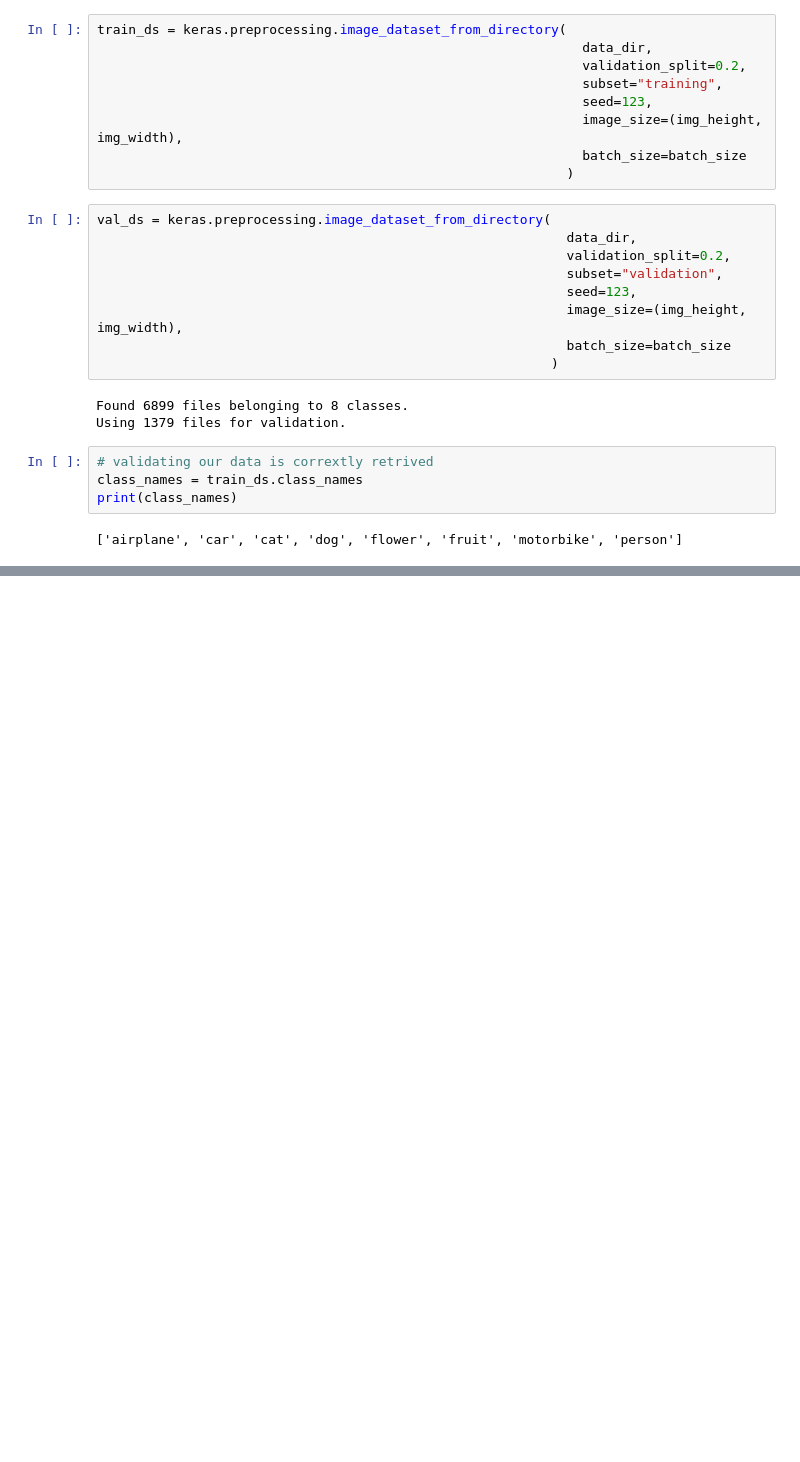
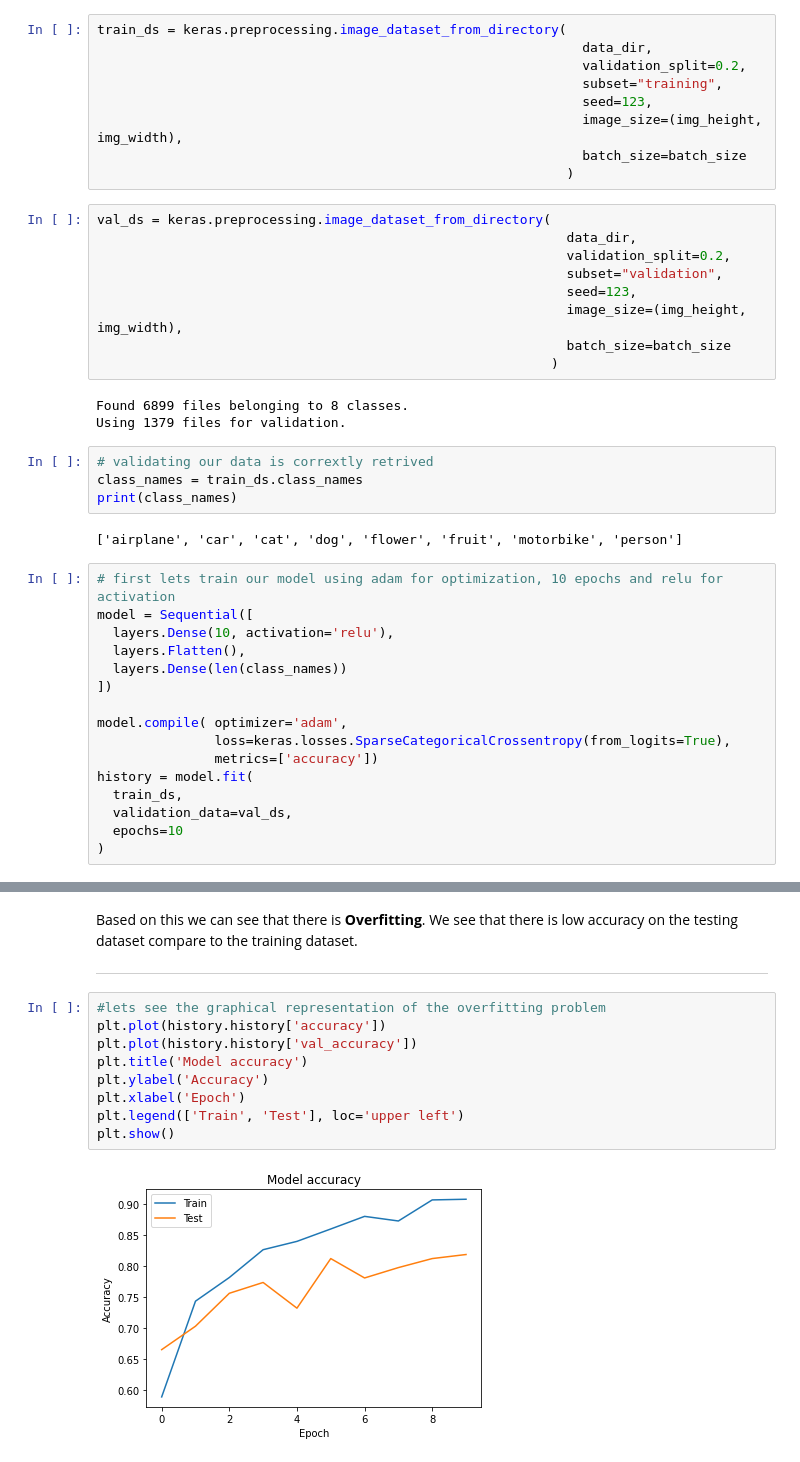
Before and after one commit to amanuelR/Natural-Image-Classifier, a Jupyter notebook: Natural_Image_Classifier.ipynb, the cells around one changed output, grey strips where cells are left out. Cells and saved outputs as stored; diff of their text form; blank space fills up the shorter version.

```diff
--- a/Natural_Image_Classifier.ipynb
+++ b/Natural_Image_Classifier.ipynb
@@ -49,3 +53,19 @@ class_names = train_ds.class_names
 print(class_names)
 # %% [output]
 ['airplane', 'car', 'cat', 'dog', 'flower', 'fruit', 'motorbike', 'person']
+# %%
+# first lets train our model using adam for optimization, 10 epochs and relu for activation
+model = Sequential([
+  layers.Dense(10, activation='relu'),
+  layers.Flatten(),
+  layers.Dense(len(class_names))
+])
+
+model.compile( optimizer='adam',
+               loss=keras.losses.SparseCategoricalCrossentropy(from_logits=True),
+               metrics=['accuracy'])
+history = model.fit(
+  train_ds,
+  validation_data=val_ds,
+  epochs=10
+)
@@ -51,0 +99,15 @@ print(class_names)
+# %% [markdown]
+Based on this we can see that there is **Overfitting**. We see that there is low accuracy on the testing dataset compare to the training dataset.
+
+---
+# %%
+#lets see the graphical representation of the overfitting problem
+plt.plot(history.history['accuracy'])
+plt.plot(history.history['val_accuracy'])
+plt.title('Model accuracy')
+plt.ylabel('Accuracy')
+plt.xlabel('Epoch')
+plt.legend(['Train', 'Test'], loc='upper left')
+plt.show()
+# %% [output]
+[figure, added]
```
Also changed, not shown: parts of 11 cells of this notebook.
